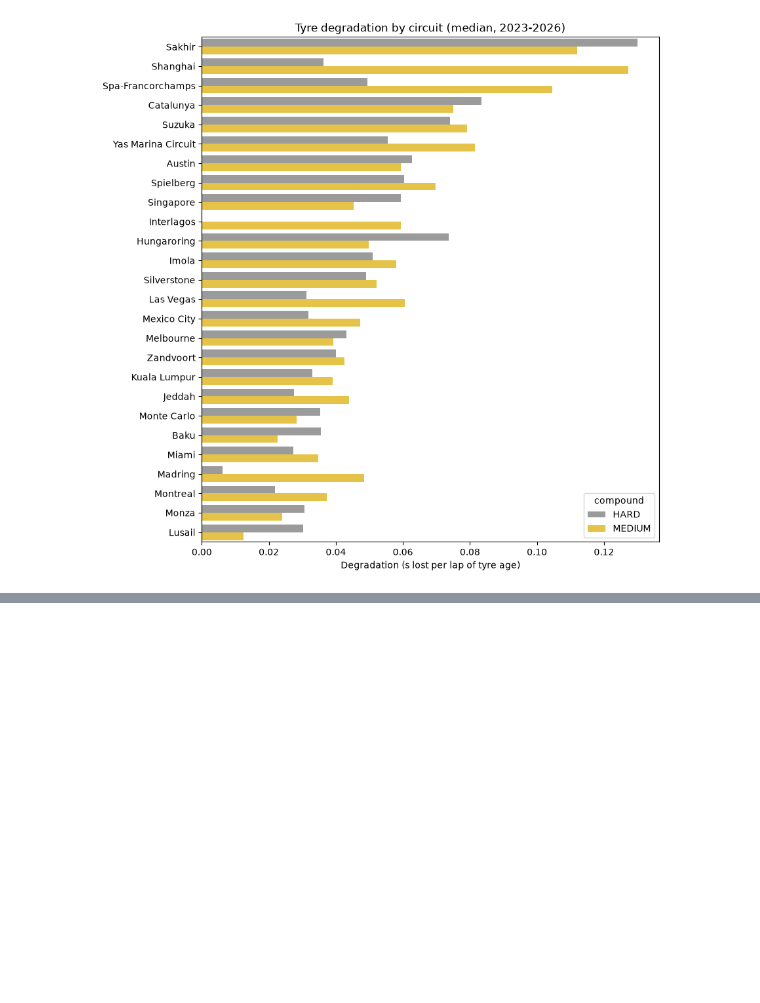
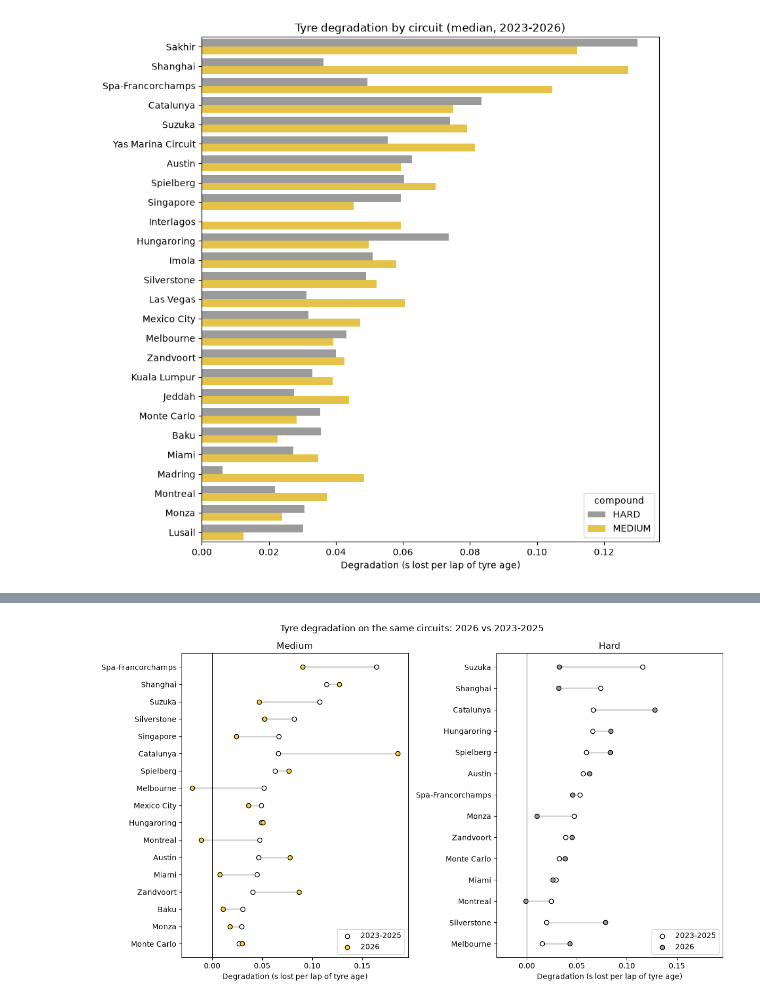
Before and after one commit to bscocca/f1-strategy-analysis, a Jupyter notebook: notebooks/03_tyre_degradation.ipynb, the cells around one changed output, grey strips where cells are left out. Drawn from its saved outputs; the diff is of its cells as text; code cells hidden in the pictures; blank space fills up the shorter version.

Commit message:
Compare tyre degradation in 2026 with 2023-2025

```diff
--- a/notebooks/03_tyre_degradation.ipynb
+++ b/notebooks/03_tyre_degradation.ipynb
@@ -268,0 +273,15 @@ plt.show()
+# %%
+eras = race_compounds.assign(
+    era=np.where(race_compounds["season"] == 2026, "2026", "2023-2025")
+)
+
+paired = (
+    eras.groupby(["circuit_name", "compound", "era"])["degradation_s_per_lap"]
+    .median()
+    .unstack("era")
+    .dropna()
+)
+paired["change"] = paired["2026"] - paired["2023-2025"]
+
+print(f"Circuit and compound pairs: {len(paired)}")
+paired.groupby("compound")["change"].describe().round(3)
@@ -268,0 +294,28 @@ plt.show()
+# %%
+fig, axes = plt.subplots(1, 2, figsize=(12, 7), sharex=True)
+
+for ax, compound in zip(axes, ["MEDIUM", "HARD"]):
+    data = paired.xs(compound, level="compound").sort_values("2023-2025")
+    y = range(len(data))
+
+    ax.hlines(y, data["2023-2025"], data["2026"], color="lightgrey", linewidth=2)
+    ax.scatter(
+        data["2023-2025"], y, facecolor="white", edgecolor="black", label="2023-2025", zorder=3
+    )
+    ax.scatter(
+        data["2026"], y, color=COMPOUND_COLOURS[compound], edgecolor="black", label="2026", zorder=3
+    )
+
+    ax.set_yticks(list(y))
+    ax.set_yticklabels(data.index)
+    ax.axvline(0, color="black", linewidth=0.8)
+    ax.set_title(compound.title())
+    ax.set_xlabel("Degradation (s lost per lap of tyre age)")
+    ax.legend(loc="lower right")
+
+fig.suptitle("Tyre degradation on the same circuits: 2026 vs 2023-2025")
+fig.tight_layout()
+fig.savefig("../images/degradation_2026_vs_before.png", dpi=150, bbox_inches="tight")
+plt.show()
+# %% [output]
+[figure, added]
```
Also changed, not shown: parts of 3 cells of this notebook, 1 other file.
